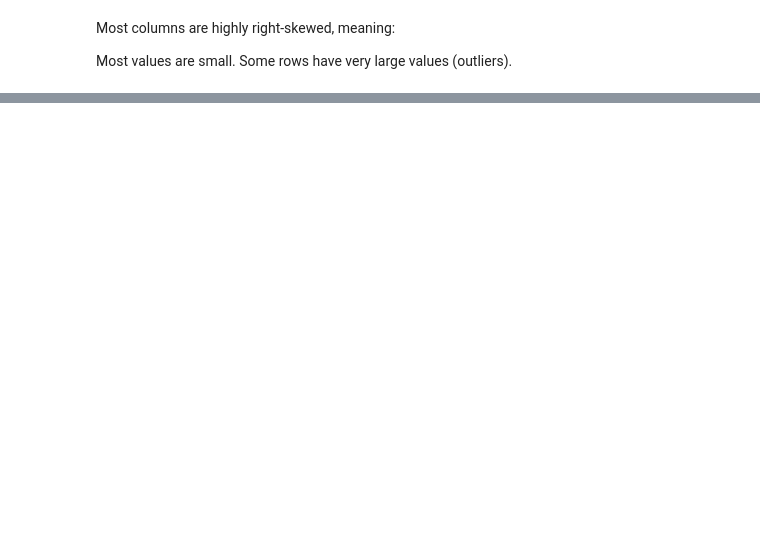
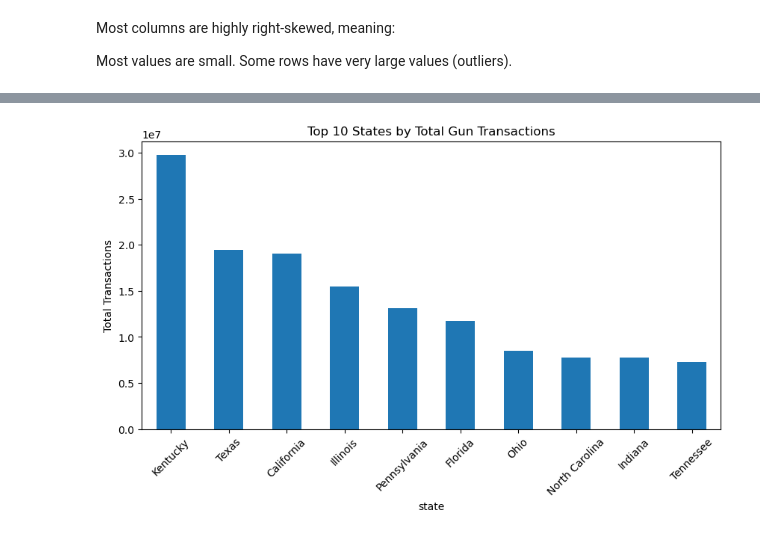
Before and after one commit to waseemalmazrua/gun-data-analysis, a Jupyter notebook: gun_data.ipynb, the cells around one changed output, grey strips where cells are left out. Drawn from its saved outputs; the diff is of its cells as text; code cells hidden in the pictures; blank space fills up the shorter version.

```diff
--- a/gun_data.ipynb
+++ b/gun_data.ipynb
@@ -236,0 +262,7 @@ Some rows have very large values (outliers).
+# %%
+top_states = df_cleaned.groupby('state')['totals'].sum().sort_values(ascending=False).head(10)
+top_states.plot(kind='bar', figsize=(10, 5), title='Top 10 States by Total Gun Transactions')
+plt.ylabel('Total Transactions')
+plt.xticks(rotation=45);
+# %% [output]
+[figure, added]
```
Also changed, not shown: parts of 25 cells of this notebook.
